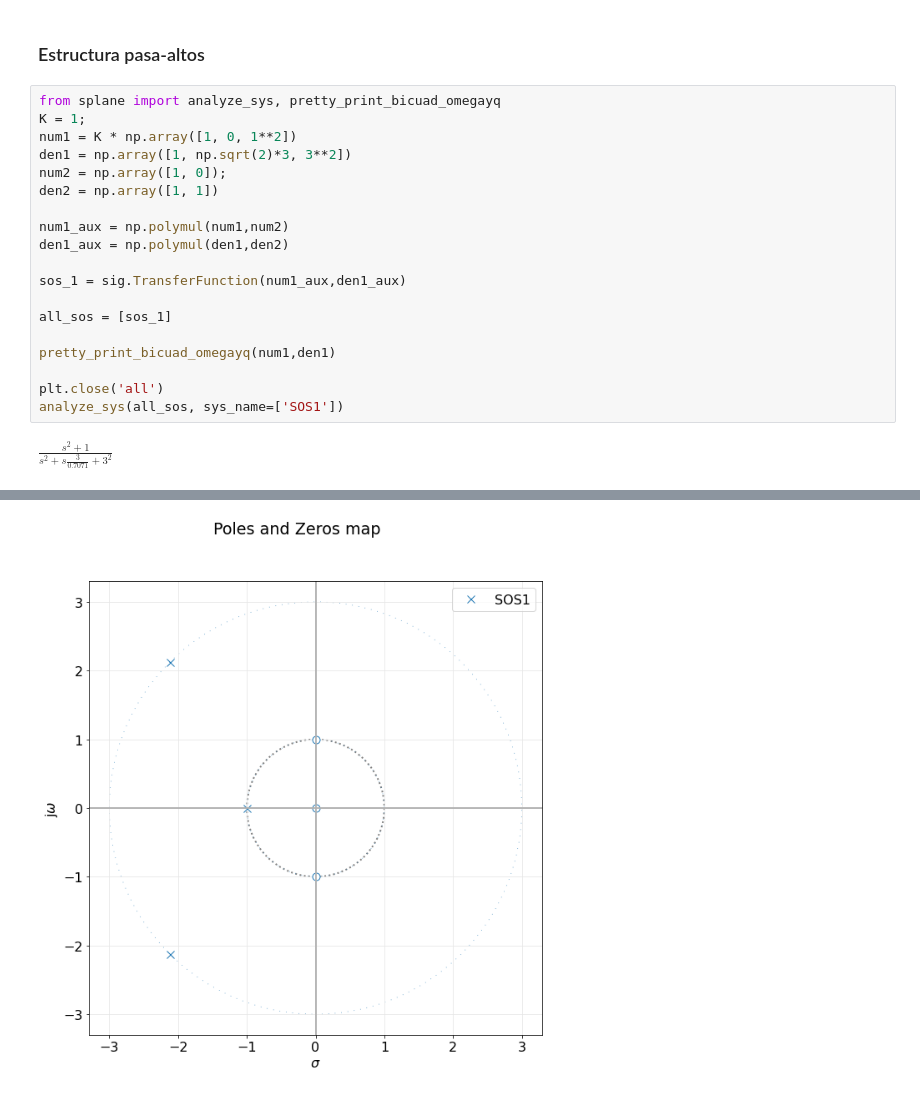
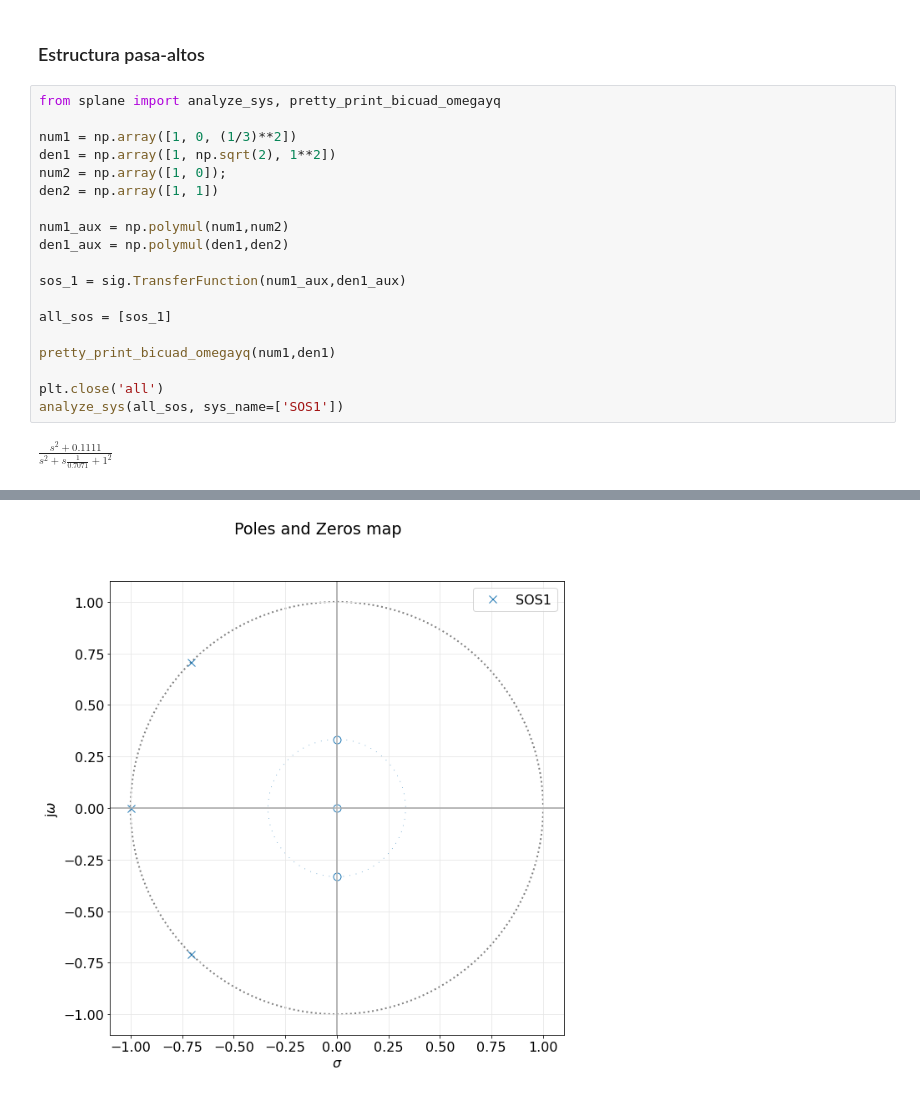
Before and after one commit to mpmarfisi/TC2, a Jupyter notebook: Tarea Semanal 6/TS6_Marfisi.ipynb, the cells around one changed output, grey strips where cells are left out. Drawn from its saved outputs; the diff is of its cells as text.

```diff
--- a/Tarea Semanal 6/TS6_Marfisi.ipynb
+++ b/Tarea Semanal 6/TS6_Marfisi.ipynb
@@ -73,9 +77,9 @@ $\displaystyle \frac{s^2 \,\, 0.1111 +   1 }{s^2 + s \frac{  1}{0.7071} +   1^2}
 ### Estructura pasa-altos
 # %%
 from splane import analyze_sys, pretty_print_bicuad_omegayq
-K = 1;
-num1 = K * np.array([1, 0, 1**2])
-den1 = np.array([1, np.sqrt(2)*3, 3**2])
+
+num1 = np.array([1, 0, (1/3)**2])
+den1 = np.array([1, np.sqrt(2), 1**2])
 num2 = np.array([1, 0]);
 den2 = np.array([1, 1])
 
@@ -91,4 +95,4 @@ pretty_print_bicuad_omegayq(num1,den1)
 plt.close('all')
 analyze_sys(all_sos, sys_name=['SOS1'])
 # %% [output]
-$\displaystyle \frac{s^2 +   1 }{s^2 + s \frac{  3}{0.7071} +   3^2}$
+$\displaystyle \frac{s^2 + 0.1111 }{s^2 + s \frac{  1}{0.7071} +   1^2}$
@@ -96 +100 @@ $\displaystyle \frac{s^2 +   1 }{s^2 + s \frac{  3}{0.7071} +   3^2}$
-[figure, old version]
+[figure, new version]
```
Also changed, not shown: parts of 4 cells of this notebook, 2 other files.
